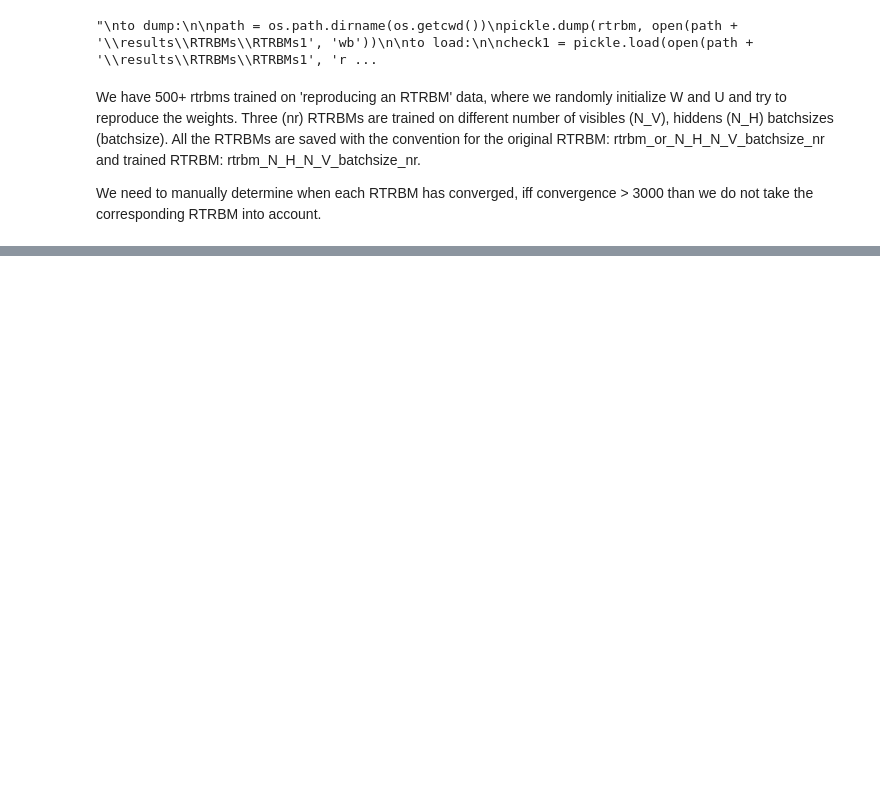
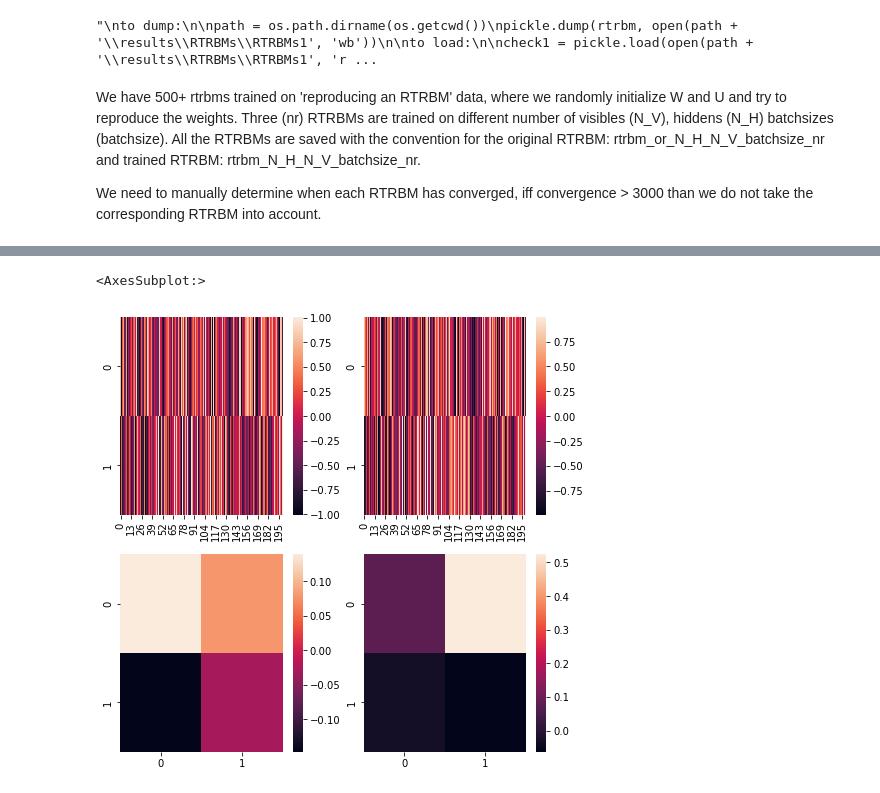
Before and after one commit to casperpeters/intern, a Jupyter notebook: notebooks/Reconstructing RTRBM/Scalability/Analyse scalability with trained RTRBMs.ipynb, the cells around one changed output, grey strips where cells are left out. Saved outputs shown, nothing was run; the diff lists cells and outputs as text; code cells hidden in the pictures; blank space fills up the shorter version.

```diff
--- a/notebooks/Reconstructing RTRBM/Scalability/Analyse scalability with trained RTRBMs.ipynb
+++ b/notebooks/Reconstructing RTRBM/Scalability/Analyse scalability with trained RTRBMs.ipynb
@@ -53,3 +64,12 @@ the corresponding RTRBM into account.
+# %%
+fig, ax = plt.subplots(2,2, figsize=(8,8))
+sns.heatmap(rtrbm.VH, ax=ax[0, 0])
+sns.heatmap(rtrbm_original.W, ax=ax[0, 1])
+sns.heatmap(rtrbm.HH, ax=ax[1, 0])
+sns.heatmap(rtrbm_original.W_acc, ax=ax[1, 1])
+# %% [output]
+<AxesSubplot:>
+[figure, added]
 # %%
 # Import data
 
```
Also changed, not shown: parts of 2 cells of this notebook, 1 other file.
